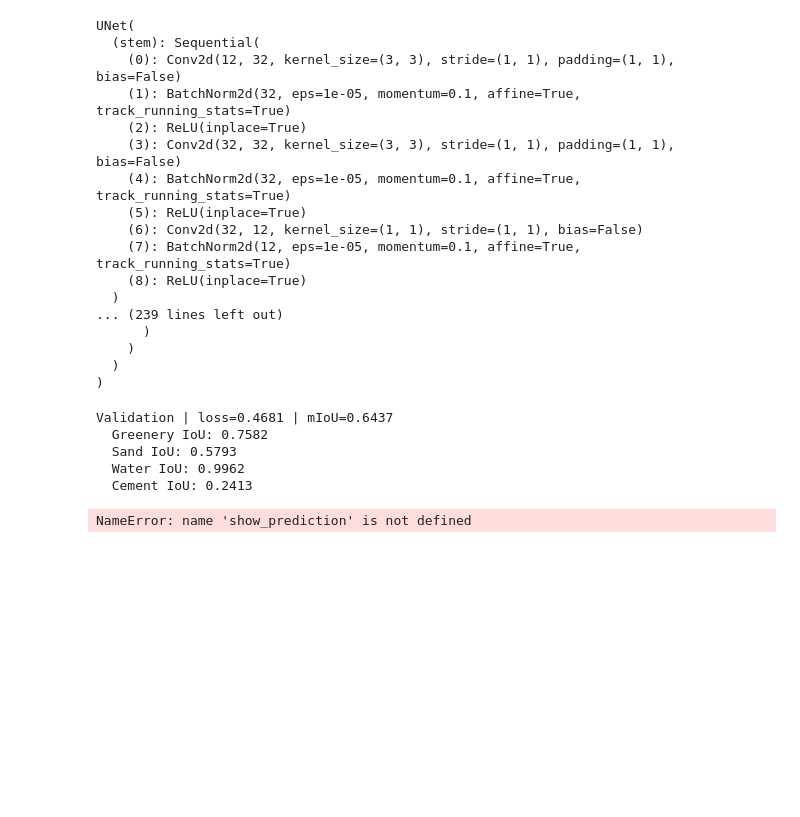
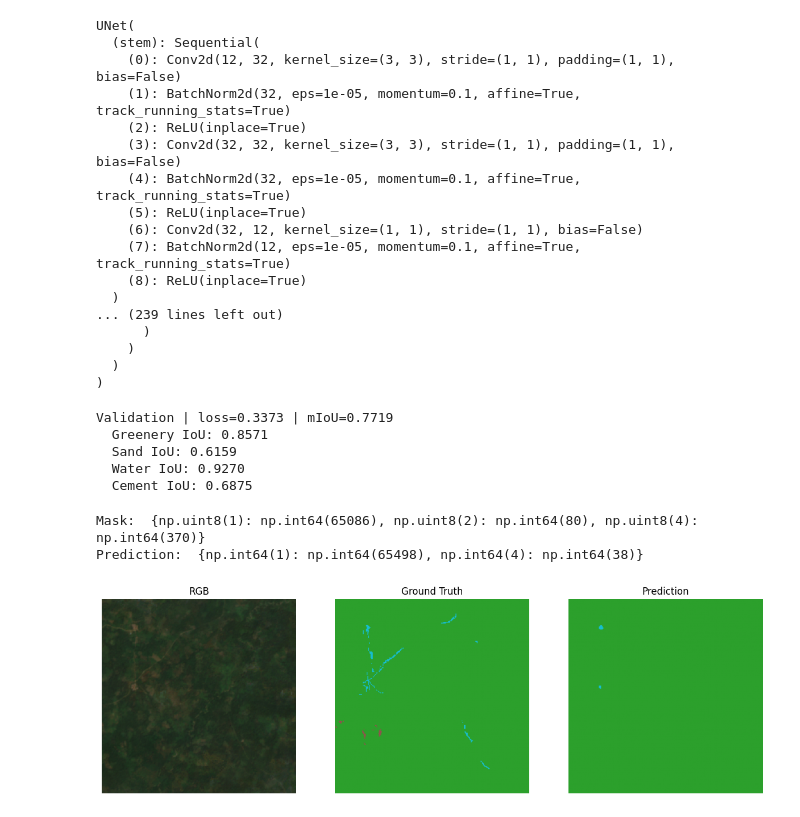
Before and after one commit to Mohamed-Ashraf273/satellite-imagery, a Jupyter notebook: train_p2.ipynb, the cells around one changed output. Cells and saved outputs as stored; diff of their text form; code cells hidden in the pictures; blank space fills up the shorter version.

Commit message:
update dl model

```diff
--- a/train_p2.ipynb
+++ b/train_p2.ipynb
@@ -391,7 +444,7 @@ checkpoint = torch.load("best_unet.pth", map_location=config.DEVICE)
 model = UNet(
     encoder_name="resnet34",
     num_classes=5
-).to(device)
+).to(config.DEVICE)
 model.load_state_dict(checkpoint)
 model.eval()
 # %% [output]
@@ -417,7 +470,7 @@ val_loss, val_iou, val_conf_mat = validate(
     model,
     val_loader,
     criterion,
-    device,
+    config.DEVICE,
     num_classes=config.NUM_CLASSES,
     ignore_index=config.IGNORE_INDEX,
 )
@@ -434,11 +487,11 @@ for cls in range(config.NUM_CLASSES):
     class_iou = tp / union if union > 0 else float('nan')
     print(f"  {config.CLASS_NAMES[cls]} IoU: {class_iou:.4f}")
 # %% [output]
-Validation | loss=0.4681 | mIoU=0.6437
-  Greenery IoU: 0.7582
-  Sand IoU: 0.5793
-  Water IoU: 0.9962
-  Cement IoU: 0.2413
+Validation | loss=0.3373 | mIoU=0.7719
+  Greenery IoU: 0.8571
+  Sand IoU: 0.6159
+  Water IoU: 0.9270
+  Cement IoU: 0.6875
 # %%
 @torch.no_grad()
 def show_prediction(model, split_df, idx=0):
@@ -446,7 +499,7 @@ def show_prediction(model, split_df, idx=0):
         loaded_model = UNet(
             encoder_name="resnet34",
             num_classes=5
-        ).to(device)
+        ).to(config.DEVICE)
         loaded_model.load_state_dict(model)
         model = loaded_model
 
@@ -455,7 +508,7 @@ def show_prediction(model, split_df, idx=0):
     row = split_df.iloc[idx]
     image_np, mask_np, _, _ = preprocess_img(row["img_path"], row["mask_path"])
 
-    x = torch.from_numpy(image_np.astype(np.float32)).unsqueeze(0).to(device)
+    x = torch.from_numpy(image_np.astype(np.float32)).unsqueeze(0).to(config.DEVICE)
 
     logits = model(x)
     pred = torch.argmax(logits, dim=1).squeeze(0).cpu().numpy()
@@ -488,6 +541,8 @@ def show_prediction(model, split_df, idx=0):
 
     plt.show()
 # %%
-show_prediction(model, train_meta, idx=180)
+show_prediction(model, train_meta, idx=62)
 # %% [output]
-NameError: name 'show_prediction' is not defined
+Mask:  {np.uint8(1): np.int64(65086), np.uint8(2): np.int64(80), np.uint8(4): np.int64(370)}
+Prediction:  {np.int64(1): np.int64(65498), np.int64(4): np.int64(38)}
+[figure, added]
```
Also changed, not shown: parts of 9 cells of this notebook, 3 other files.
